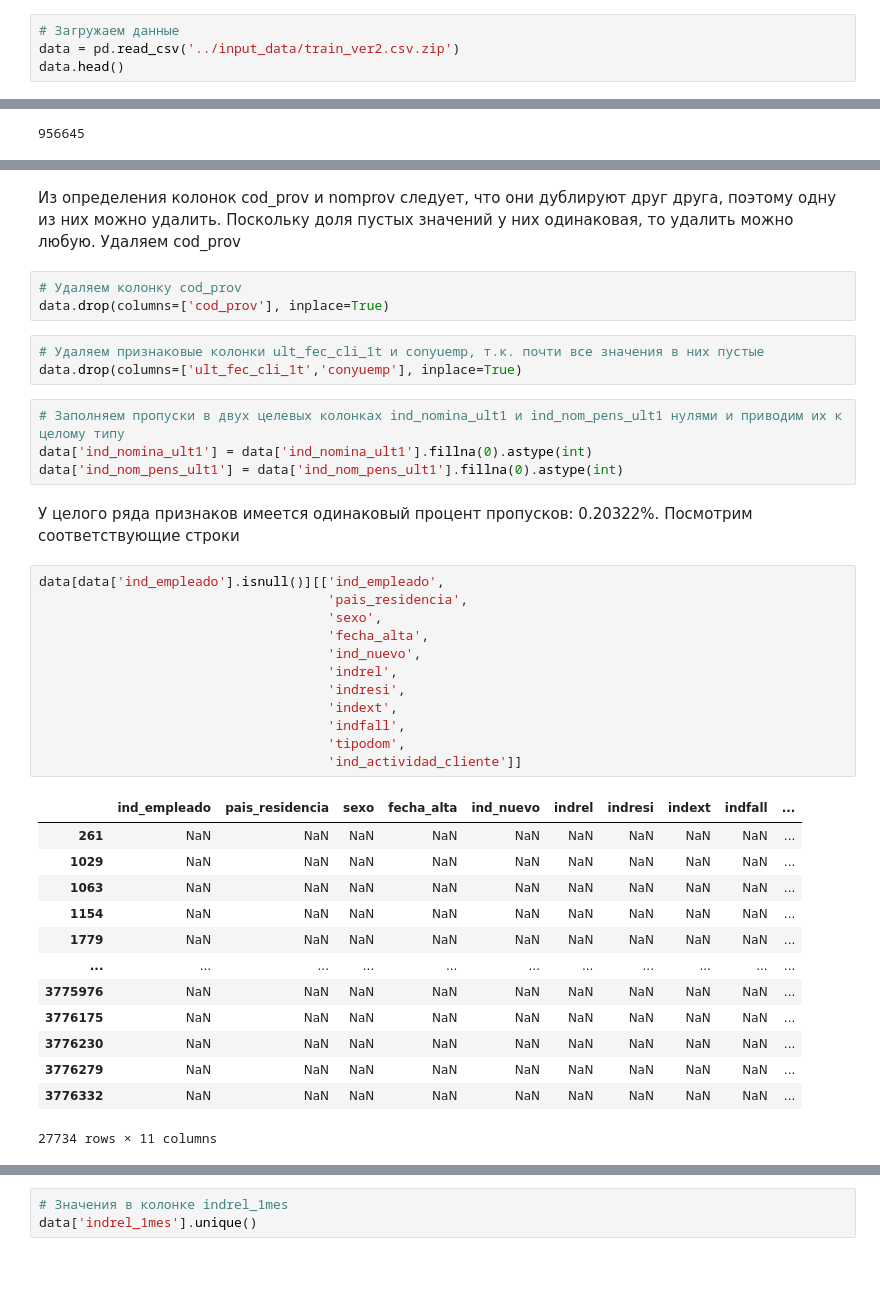
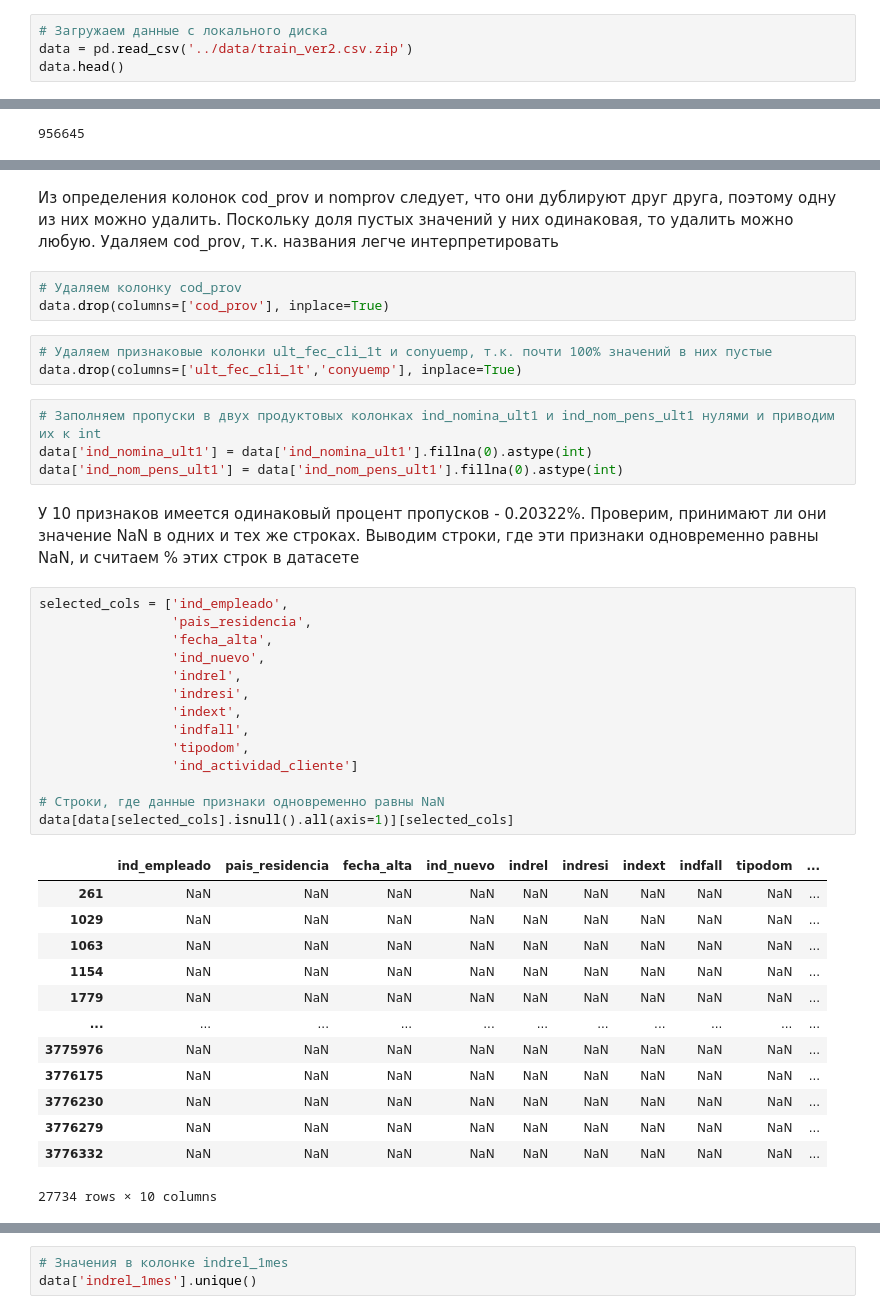
Before and after one commit to ibnkir/bank-recsys-project, a Jupyter notebook: notebooks/preparation_steps.ipynb, the cells around one changed output, grey strips where cells are left out. Saved outputs shown, nothing was run; the diff lists cells and outputs as text; blank space fills up the shorter version.

```diff
--- a/notebooks/preparation_steps.ipynb
+++ b/notebooks/preparation_steps.ipynb
@@ -195,6 +216,6 @@ EXPERIMENT_NAME = 'mle-final-project'
 # %%
-# Загружаем данные
-data = pd.read_csv('../input_data/train_ver2.csv.zip')
+# Загружаем данные с локального диска
+data = pd.read_csv('../data/train_ver2.csv.zip')
 data.head()
 # %% [output]
 |  | fecha_dato | ncodpers | ind_empleado | pais_residencia | sexo | age | fecha_alta | ind_nuevo | ... |
@@ -341,33 +356,36 @@ ind_nom_pens_ult1         0.117701
 ind_recibo_ult1           0.000000
 dtype: float64
 # %% [markdown]
-Из определения колонок cod_prov и nomprov следует, что они дублируют друг друга, поэтому одну из них можно удалить. Поскольку доля пустых значений у них одинаковая, то удалить можно любую. Удаляем cod_prov
+Из определения колонок cod_prov и nomprov следует, что они дублируют друг друга, поэтому одну из них можно удалить. Поскольку доля пустых значений у них одинаковая, то удалить можно любую. Удаляем cod_prov, т.к. названия легче интерпретировать
 # %%
 # Удаляем колонку cod_prov
 data.drop(columns=['cod_prov'], inplace=True)
 # %%
-# Удаляем признаковые колонки ult_fec_cli_1t и conyuemp, т.к. почти все значения в них пустые
+# Удаляем признаковые колонки ult_fec_cli_1t и conyuemp, т.к. почти 100% значений в них пустые
 data.drop(columns=['ult_fec_cli_1t','conyuemp'], inplace=True)
 # %%
-# Заполняем пропуски в двух целевых колонках ind_nomina_ult1 и ind_nom_pens_ult1 нулями и приводим их к целому типу
+# Заполняем пропуски в двух продуктовых колонках ind_nomina_ult1 и ind_nom_pens_ult1 нулями и приводим их к int
 data['ind_nomina_ult1'] = data['ind_nomina_ult1'].fillna(0).astype(int)
 data['ind_nom_pens_ult1'] = data['ind_nom_pens_ult1'].fillna(0).astype(int)
 # %% [markdown]
-У целого ряда признаков имеется одинаковый процент пропусков: 0.20322%. Посмотрим соответствующие строки
+У 10 признаков имеется одинаковый процент пропусков - 0.20322%. Проверим, принимают ли они значение NaN
+в одних и тех же строках. Выводим строки, где эти признаки одновременно равны NaN, и считаем % этих строк в датасете
 # %%
-data[data['ind_empleado'].isnull()][['ind_empleado',
-                                     'pais_residencia',
-                                     'sexo',
-                                     'fecha_alta',
-                                     'ind_nuevo',
-                                     'indrel',
-                                     'indresi',
-                                     'indext',
-                                     'indfall',
-                                     'tipodom',
-                                     'ind_actividad_cliente']]
+selected_cols = ['ind_empleado',
+                 'pais_residencia',
+                 'fecha_alta',
+                 'ind_nuevo',
+                 'indrel',
+                 'indresi',
+                 'indext',
+                 'indfall',
+                 'tipodom',
+                 'ind_actividad_cliente']
+
+# Строки, где данные признаки одновременно равны NaN
+data[data[selected_cols].isnull().all(axis=1)][selected_cols]
 # %% [output]
-|  | ind_empleado | pais_residencia | sexo | fecha_alta | ind_nuevo | indrel | indresi | indext | indfall | ... |
+|  | ind_empleado | pais_residencia | fecha_alta | ind_nuevo | indrel | indresi | indext | indfall | tipodom | ... |
 | 261 | NaN | NaN | NaN | NaN | NaN | NaN | NaN | NaN | NaN | ... |
 | 1029 | NaN | NaN | NaN | NaN | NaN | NaN | NaN | NaN | NaN | ... |
 | 1063 | NaN | NaN | NaN | NaN | NaN | NaN | NaN | NaN | NaN | ... |
@@ -379,4 +397,4 @@ data[data['ind_empleado'].isnull()][['ind_empleado',
 | 3776230 | NaN | NaN | NaN | NaN | NaN | NaN | NaN | NaN | NaN | ... |
 | 3776279 | NaN | NaN | NaN | NaN | NaN | NaN | NaN | NaN | NaN | ... |
 | 3776332 | NaN | NaN | NaN | NaN | NaN | NaN | NaN | NaN | NaN | ... |
-27734 rows × 11 columns
+27734 rows × 10 columns
```
Also changed, not shown: parts of 160 cells of this notebook, 4 other files.
